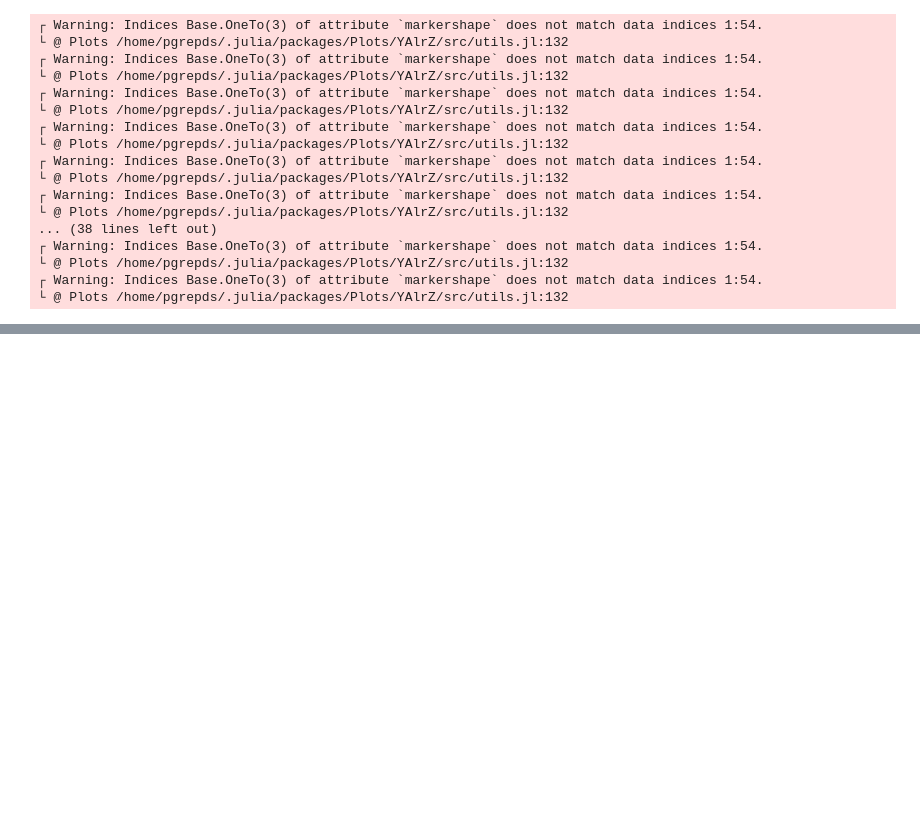
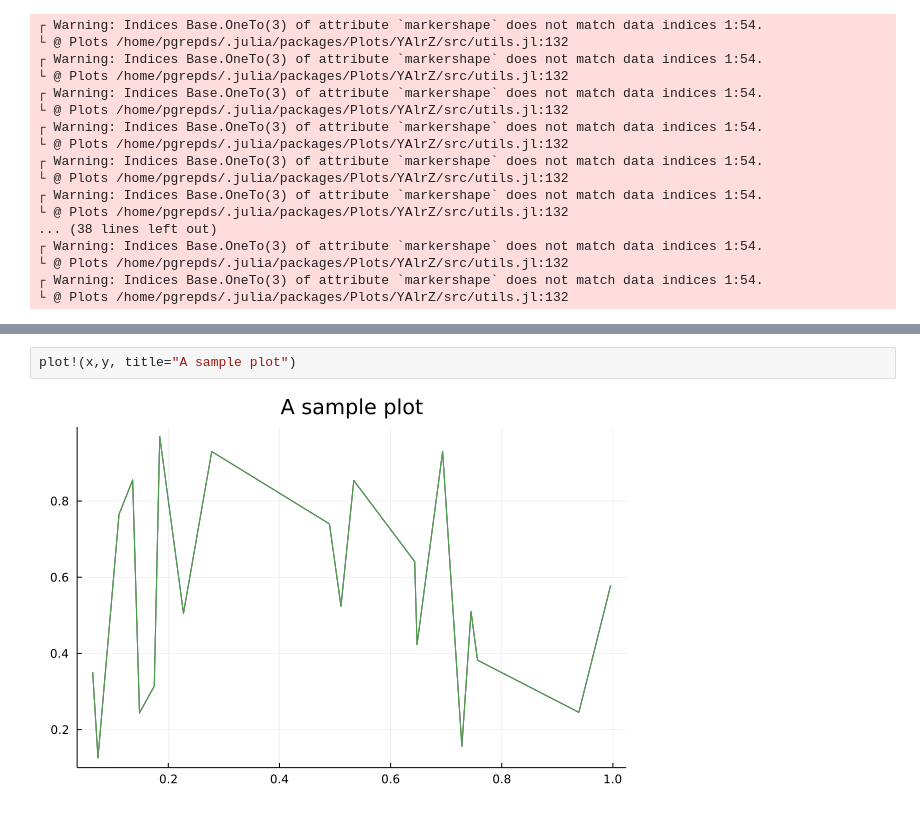
Before and after one commit to pgrepds/julia-playground, a Jupyter notebook: EbolaPandemicAnalysis.ipynb, the cells around one changed output, grey strips where cells are left out. Saved outputs shown, nothing was run; the diff lists cells and outputs as text; blank space fills up the shorter version.

```diff
--- a/EbolaPandemicAnalysis.ipynb
+++ b/EbolaPandemicAnalysis.ipynb
@@ -308,0 +346,4 @@ plot(epidays, EVDcasesbycountry,
+# %%
+plot!(x,y, title="A sample plot")
+# %% [output]
+[figure, added]
```
Also changed, not shown: parts of 3 cells of this notebook.
